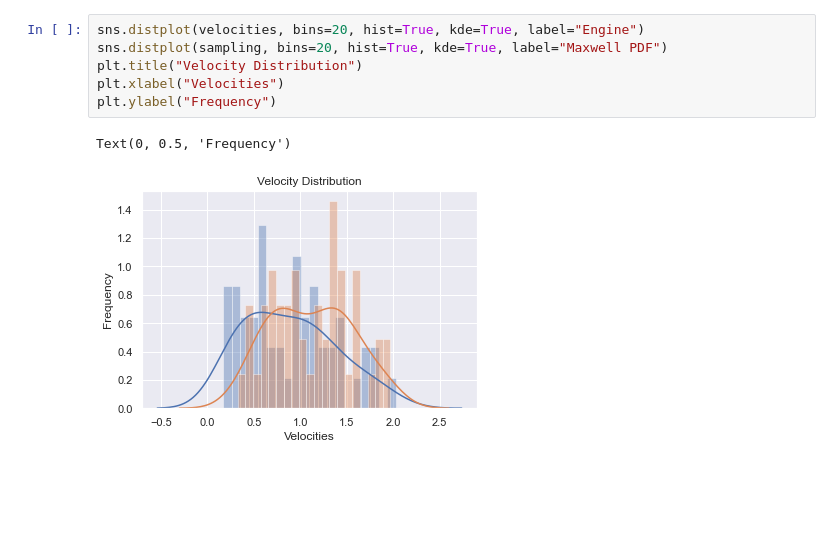
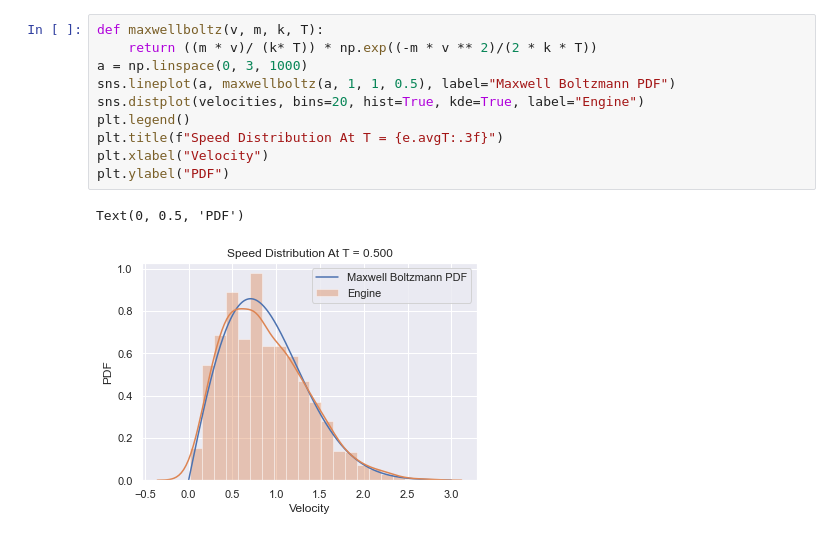
Before and after one commit to rzhadev/sketchmm, a Jupyter notebook: test.ipynb, the cells around one changed output. Cells and saved outputs as stored; diff of their text form; blank space fills up the shorter version.

```diff
--- a/test.ipynb
+++ b/test.ipynb
@@ -56,10 +42,14 @@ i
-# %%
-sns.distplot(velocities, bins=20, hist=True, kde=True, label="Engine")
-sns.distplot(sampling, bins=20, hist=True, kde=True, label="Maxwell PDF")
-plt.title("Velocity Distribution")
-plt.xlabel("Velocities")
-plt.ylabel("Frequency")
-# %% [output]
-Text(0, 0.5, 'Frequency')
-[figure, removed]
+# %%
+def maxwellboltz(v, m, k, T):
+    return ((m * v)/ (k* T)) * np.exp((-m * v ** 2)/(2 * k * T))
+a = np.linspace(0, 3, 1000)
+sns.lineplot(a, maxwellboltz(a, 1, 1, 0.5), label="Maxwell Boltzmann PDF")
+sns.distplot(velocities, bins=20, hist=True, kde=True, label="Engine")
+plt.legend()
+plt.title(f"Speed Distribution At T = {e.avgT:.3f}")
+plt.xlabel("Velocity")
+plt.ylabel("PDF")
+# %% [output]
+Text(0, 0.5, 'PDF')
+[figure, added]
 # %%
```
Also changed, not shown: parts of 14 cells of this notebook, 3 other files.
